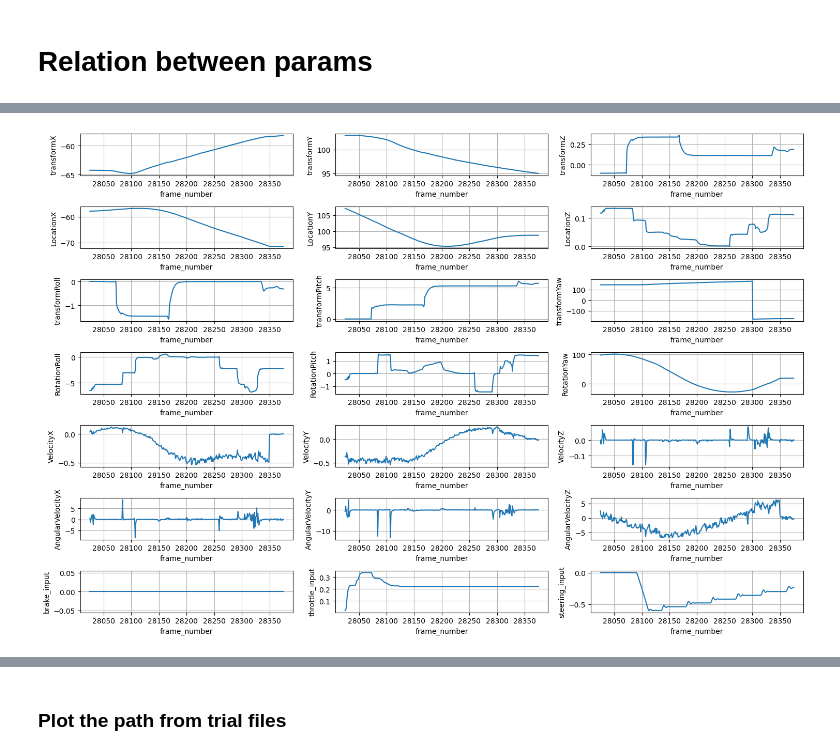
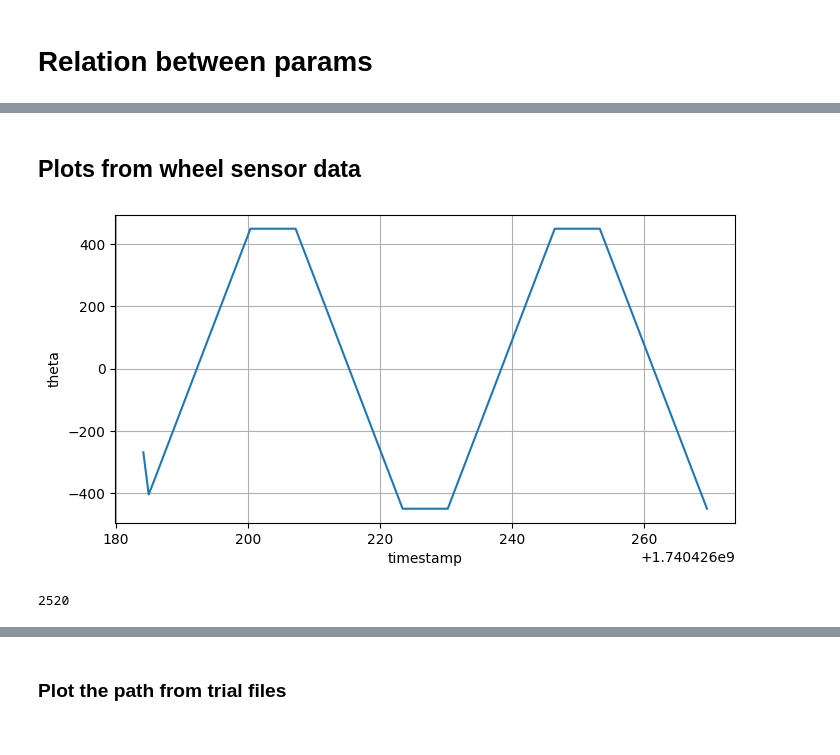
Before and after one commit to chanyca/DReyeVR, a Jupyter notebook: PythonAPI/examples/HapticSharedControl/algorithm.ipynb, the cells around one changed output, grey strips where cells are left out. Saved outputs shown, nothing was run; the diff lists cells and outputs as text; code cells hidden in the pictures.

```diff
--- a/PythonAPI/examples/HapticSharedControl/algorithm.ipynb
+++ b/PythonAPI/examples/HapticSharedControl/algorithm.ipynb
@@ -73,5 +69,18 @@ plot_data_with_timestamp(df[df["throttle_input"] !=0], headers=columns)
-# %%
-df = pd.read_excel('./data/vehicle_logs/backward_1.xlsx')
-plot_data_with_timestamp(df[df["throttle_input"] !=0], headers=columns)
-# %% [output]
-[figure, removed]
+# %% [markdown]
+## Plots from wheel sensor data
+# %%
+df_spin = pd.read_excel('./data/wheel_logs/spin_test_offset_forward.xlsx')
+plt.style.use('default')
+df_spin_repeated = df_spin.loc[df_spin.index.repeat(30)].reset_index(drop=True)
+df_spin_repeated['timestamp_carla'] = df["timestamp_carla"]
+df_spin_repeated['wheel_angle'] =  df_spin_repeated['lX'] * 450 / 32767
+plt.figure(figsize=(8, 4))
+plt.plot(df_spin_repeated['timestamp'], df_spin_repeated['lX'] * 450 / 32767)
+plt.xlabel('timestamp')
+plt.ylabel('theta')
+plt.grid()
+plt.show()
+print(len(df_spin_repeated))
+# %% [output]
+[figure, added]
+2520
```
Also changed, not shown: parts of 9 cells of this notebook, 7 other files.
